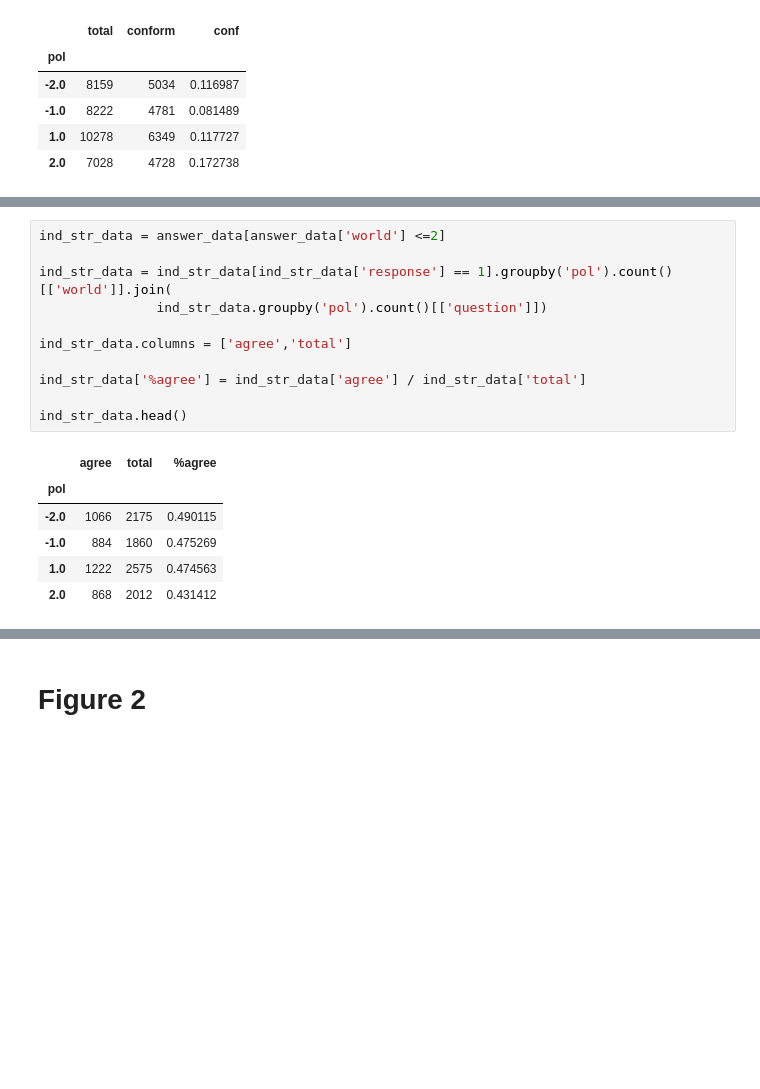
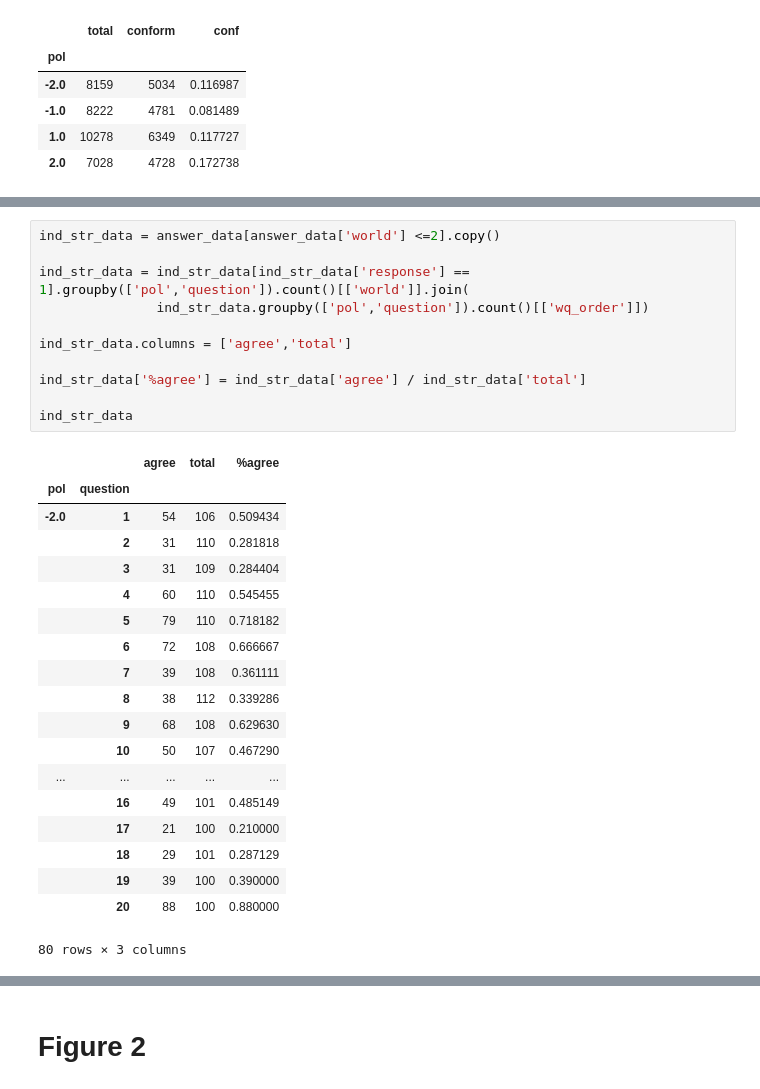
Before and after one commit to AlexMRuch/PartyLab, a Jupyter notebook: experiment_analysis_1/figure_recreation.ipynb, the cells around one changed output, grey strips where cells are left out. Drawn from its saved outputs; the diff is of its cells as text; blank space fills up the shorter version.

```diff
--- a/experiment_analysis_1/figure_recreation.ipynb
+++ b/experiment_analysis_1/figure_recreation.ipynb
@@ -253,21 +266,34 @@ plt.show()
 # %%
-ind_str_data = answer_data[answer_data['world'] <=2]
+ind_str_data = answer_data[answer_data['world'] <=2].copy()
 
-ind_str_data = ind_str_data[ind_str_data['response'] == 1].groupby('pol').count()[['world']].join(
-               ind_str_data.groupby('pol').count()[['question']])
+ind_str_data = ind_str_data[ind_str_data['response'] == 1].groupby(['pol','question']).count()[['world']].join(
+               ind_str_data.groupby(['pol','question']).count()[['wq_order']])
 
 ind_str_data.columns = ['agree','total']
 
 ind_str_data['%agree'] = ind_str_data['agree'] / ind_str_data['total']
 
-ind_str_data.head()
+ind_str_data
 # %% [output]
-|  | agree | total | %agree |
-| pol |  |  |  |
-| -2.0 | 1066 | 2175 | 0.490115 |
-| -1.0 | 884 | 1860 | 0.475269 |
-| 1.0 | 1222 | 2575 | 0.474563 |
-| 2.0 | 868 | 2012 | 0.431412 |
+|  |  | agree | total | %agree |
+| pol | question |  |  |  |
+| -2.0 | 1 | 54 | 106 | 0.509434 |
+|  | 2 | 31 | 110 | 0.281818 |
+|  | 3 | 31 | 109 | 0.284404 |
+|  | 4 | 60 | 110 | 0.545455 |
+|  | 5 | 79 | 110 | 0.718182 |
+|  | 6 | 72 | 108 | 0.666667 |
+|  | 7 | 39 | 108 | 0.361111 |
+|  | 8 | 38 | 112 | 0.339286 |
+|  | 9 | 68 | 108 | 0.629630 |
+|  | 10 | 50 | 107 | 0.467290 |
+| ... | ... | ... | ... | ... |
+|  | 16 | 49 | 101 | 0.485149 |
+|  | 17 | 21 | 100 | 0.210000 |
+|  | 18 | 29 | 101 | 0.287129 |
+|  | 19 | 39 | 100 | 0.390000 |
+|  | 20 | 88 | 100 | 0.880000 |
+80 rows × 3 columns
 # %%
 inf_str_data = answer_data[answer_data['world'] > 2]
 
```
Also changed, not shown: parts of 24 cells of this notebook.
